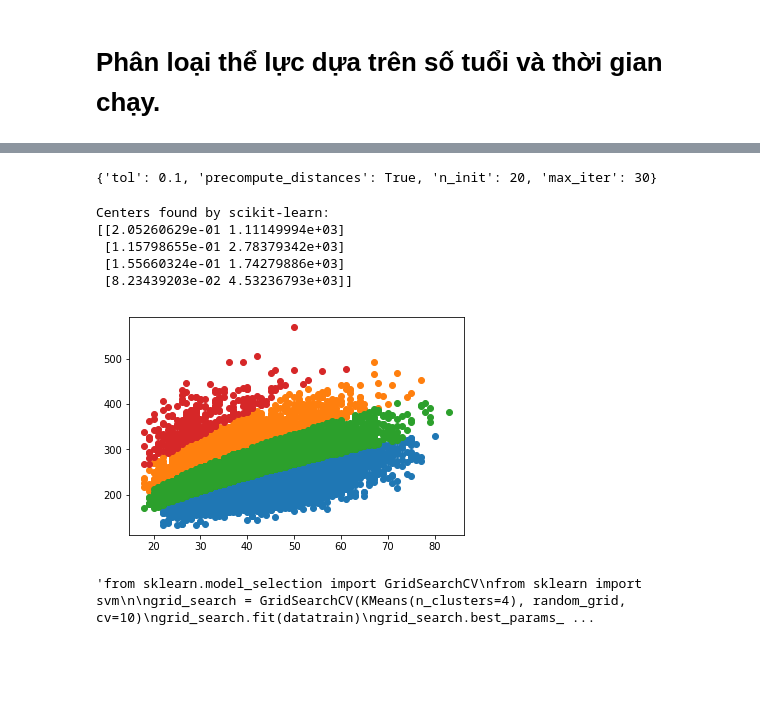
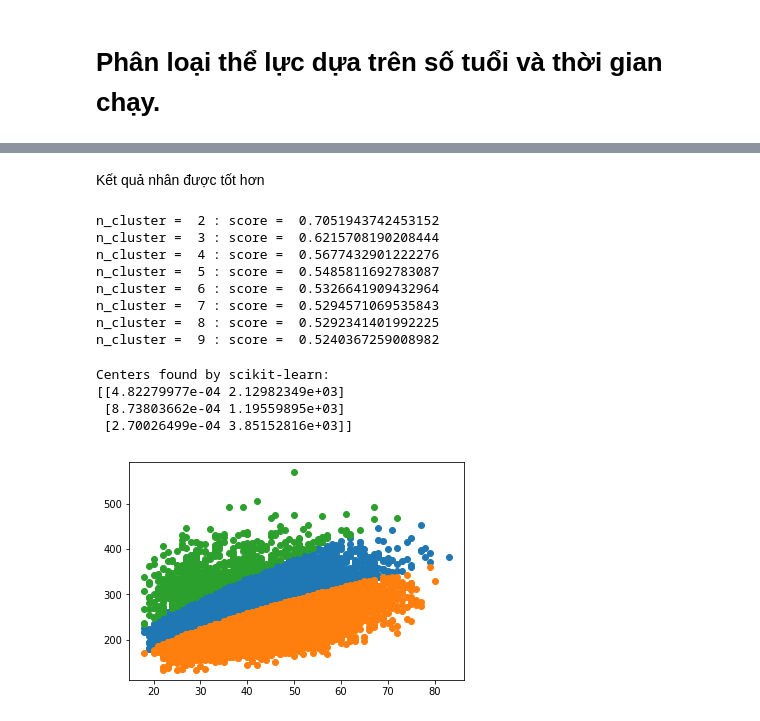
Before and after one commit to khanhkhanh96/marathon, a Jupyter notebook: Untitled.ipynb, the cells around one changed output, grey strips where cells are left out. Cells and saved outputs as stored; diff of their text form; code cells hidden in the pictures; blank space fills up the shorter version.

```diff
--- a/Untitled.ipynb
+++ b/Untitled.ipynb
@@ -168,24 +199,0 @@ Kết quả nhân được khá ỏn với màu cam là những người có th
-# %%
-import numpy as np
-from sklearn.model_selection import RandomizedSearchCV
-
-n_init = [int(x) for x in np.linspace(start = 20, stop = 200, num = 10)]
-# Number of features to consider at every split
-max_features = ['auto', 'sqrt']
-# Maximum number of levels in tree
-max_iter = [int(x) for x in np.linspace(10, 110, num = 11)]
-tol = [0.1,0.01, 0.001, 0.0001, 0.00001]
-precompute_distances = [True, False,'auto']
-# Create the random grid
-random_grid = {'n_init': n_init,
-               'max_iter': max_iter,
-               'tol': tol,
-               'precompute_distances': precompute_distances,
-              }
-
-kmeans = KMeans(n_clusters=4)
-# Random search of parameters, using 3 fold cross validation,
-# search across 100 different combinations, and use all available cores
-rf_random = RandomizedSearchCV(estimator = kmeans, param_distributions = random_grid, n_iter = 100, cv = 3, verbose=2, random_state=42, n_jobs = -1)
-# Fit the random search model
-rf_random.fit(datatrain)
@@ -205,24 +200,35 @@ RandomizedSearchCV(cv=3, error_score='raise',
-# %%
-print(rf_random.best_params_)
-# %% [output]
-{'tol': 0.1, 'precompute_distances': True, 'n_init': 20, 'max_iter': 30}
+# %% [markdown]
+Kết quả nhân được tốt hơn
+# %%
+
+from sklearn.metrics import silhouette_score
+for i in range(2,10):
+    kmean = KMeans(n_clusters = i).fit(datatrain)
+    pred_label = kmean.predict(datatrain)
+    print("n_cluster = ",i,": score = ",silhouette_score(datatrain,pred_label))
+# %% [output]
+n_cluster =  2 : score =  0.7051943742453152
+n_cluster =  3 : score =  0.6215708190208444
+n_cluster =  4 : score =  0.5677432901222276
+n_cluster =  5 : score =  0.5485811692783087
+n_cluster =  6 : score =  0.5326641909432964
+n_cluster =  7 : score =  0.5294571069535843
+n_cluster =  8 : score =  0.5292341401992225
+n_cluster =  9 : score =  0.5240367259008982
 # %%
-n = 4
-from sklearn.cluster import KMeans
-import numpy as np
-kmeans = KMeans(n_clusters=n, n_init=100, max_iter=10, tol=0.1, precompute_distances=False, verbose=0, random_state=None, copy_x=True, n_jobs=1, algorithm='auto').fit(datatrain)
+n = 3
+kmeans = KMeans(n_clusters=n).fit(datatrain)
 print ('Centers found by scikit-learn:')
 print (kmeans.cluster_centers_)
 pred_label = kmeans.predict(datatrain)
 datam['label'] = pred_label
 for i in range(n):
     plt.plot( 'age', 'net', data=datam[datam.label == i], linestyle='none', marker='o')
 
 plt.show()
 # %% [output]
 Centers found by scikit-learn:
-[[2.05260629e-01 1.11149994e+03]
- [1.15798655e-01 2.78379342e+03]
- [1.55660324e-01 1.74279886e+03]
- [8.23439203e-02 4.53236793e+03]]
+[[4.82279977e-04 2.12982349e+03]
+ [8.73803662e-04 1.19559895e+03]
+ [2.70026499e-04 3.85152816e+03]]
-[figure, old version]
+[figure, new version]
@@ -231,13 +235,3 @@ Centers found by scikit-learn:
-# %%
-"""from sklearn.model_selection import GridSearchCV
-from sklearn import svm
-
-grid_search = GridSearchCV(KMeans(n_clusters=4), random_grid, cv=10)
-grid_search.fit(datatrain)
-grid_search.best_params_
-print(grid_search.best_params_)"""
-# %% [output]
-'from sklearn.model_selection import GridSearchCV\nfrom sklearn import svm\n\ngrid_search = GridSearchCV(KMeans(n_clusters=4), random_grid, cv=10)\ngrid_search.fit(datatrain)\ngrid_search.best_params_ ...
 # %%
 # phân loại cho dữ liệu là nữ:
 dataF = data.drop(data[data.gender == "M"].index)
```
Also changed, not shown: parts of 27 cells of this notebook.
